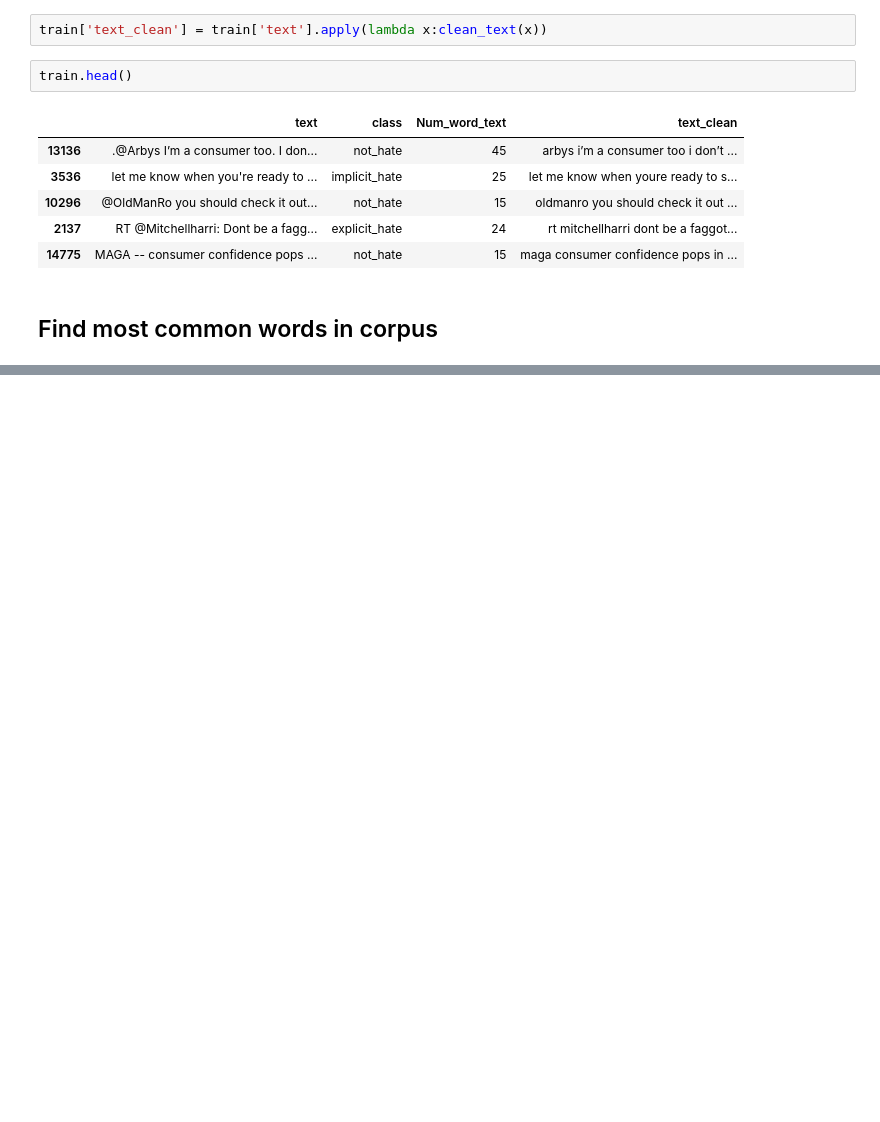
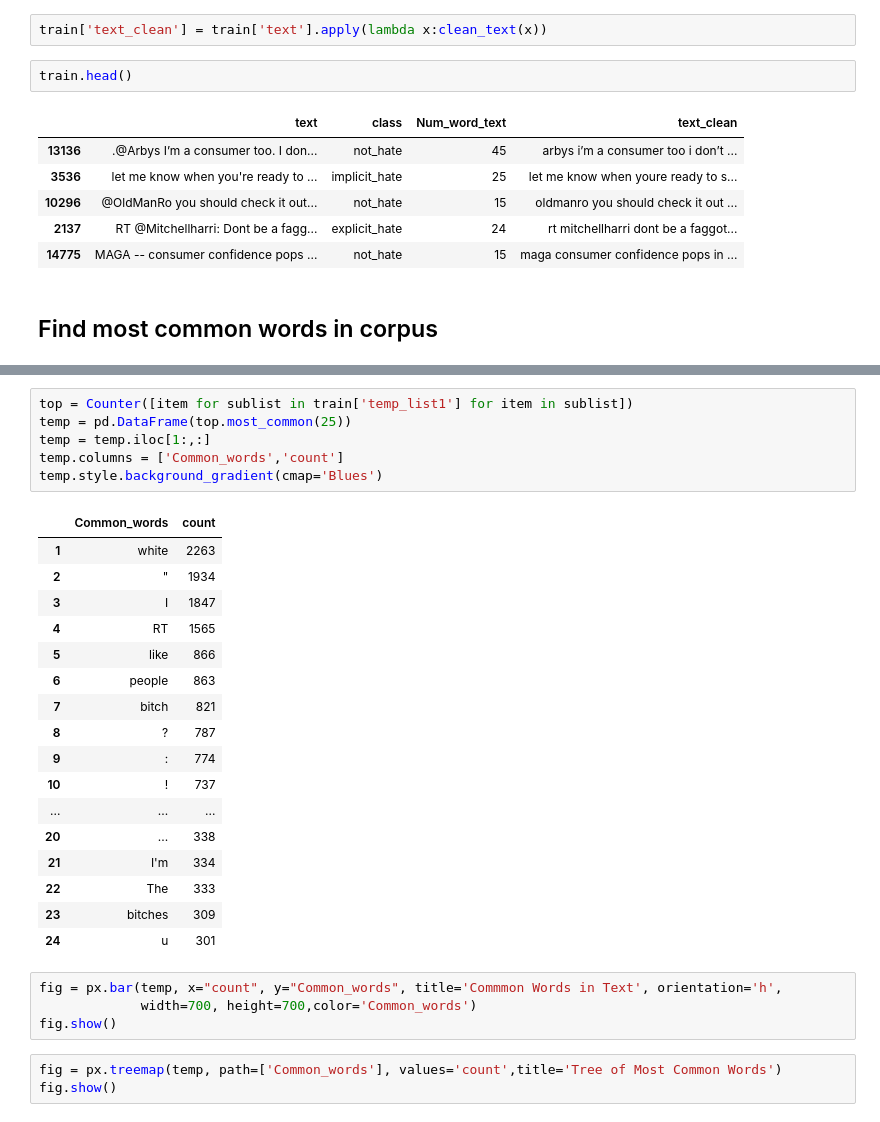
Before and after one commit to uadR1/nlphatespeech, a Jupyter notebook: Hina/count_words_per_class.ipynb, the cells around one changed output, grey strips where cells are left out. Saved outputs shown, nothing was run; the diff lists cells and outputs as text; blank space fills up the shorter version.

```diff
--- a/Hina/count_words_per_class.ipynb
+++ b/Hina/count_words_per_class.ipynb
@@ -189,0 +218,31 @@ train.head()
+# %%
+top = Counter([item for sublist in train['temp_list1'] for item in sublist])
+temp = pd.DataFrame(top.most_common(25))
+temp = temp.iloc[1:,:]
+temp.columns = ['Common_words','count']
+temp.style.background_gradient(cmap='Blues')
+# %% [output]
+|  | Common_words | count |
+| 1 | white | 2263 |
+| 2 | " | 1934 |
+| 3 | I | 1847 |
+| 4 | RT | 1565 |
+| 5 | like | 866 |
+| 6 | people | 863 |
+| 7 | bitch | 821 |
+| 8 | ? | 787 |
+| 9 | : | 774 |
+| 10 | ! | 737 |
+| ... | ... | ... |
+| 20 | ... | 338 |
+| 21 | I'm | 334 |
+| 22 | The | 333 |
+| 23 | bitches | 309 |
+| 24 | u | 301 |
+# %%
+fig = px.bar(temp, x="count", y="Common_words", title='Commmon Words in Text', orientation='h',
+             width=700, height=700,color='Common_words')
+fig.show()
+# %%
+fig = px.treemap(temp, path=['Common_words'], values='count',title='Tree of Most Common Words')
+fig.show()
```
Also changed, not shown: parts of 22 cells of this notebook.
